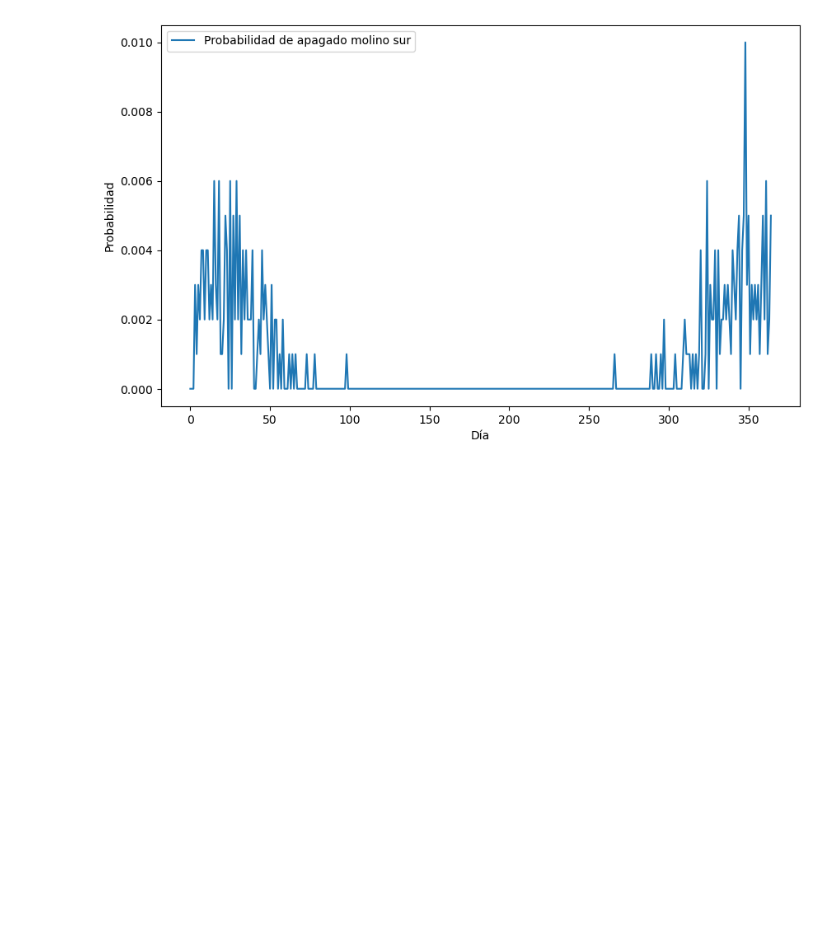
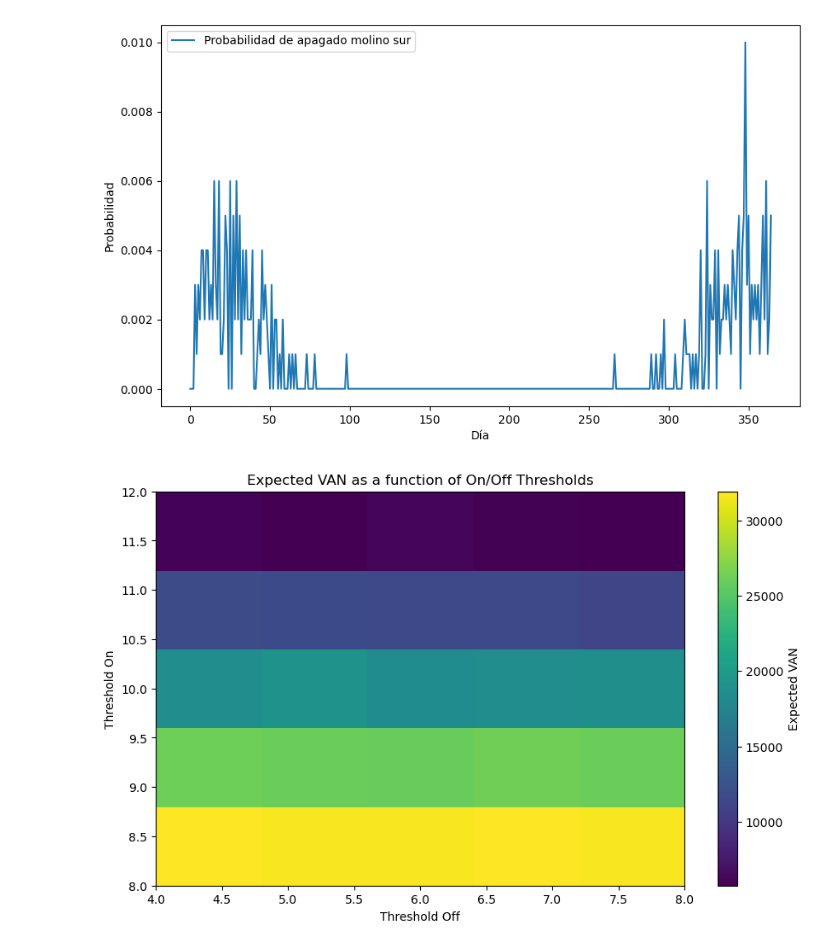
Before and after one commit to emi-verdun/Simulacion-Molino-ACN, a Jupyter notebook: simulacion.ipynb, the cells around one changed output. Drawn from its saved outputs; the diff is of its cells as text; code cells hidden in the pictures; blank space fills up the shorter version.

```diff
--- a/simulacion.ipynb
+++ b/simulacion.ipynb
@@ -483,3 +483,72 @@ plt.show()
 [figure]
 [figure]
 [figure]
+# %%
+import numpy as np
+import matplotlib.pyplot as plt
+from scipy.optimize import minimize
+
+
+# Parámetros generales
+np.random.seed(42)  # Para reproducibilidad
+
+# Función para descontar cashflows
+def discount_cashflows(cashflows, discount_rate):
+    return np.sum(cashflows / (1 + discount_rate) ** np.arange(1, len(cashflows) + 1))
+
+# Función para simular un camino de cashflows basado en los umbrales de apagado y encendido
+def simulate_cashflow_path(threshold_on, threshold_off, periods=12, discount_rate=0.08):
+    # Supongamos que la generación de energía sigue una distribución normal
+    # Modificamos la generación de acuerdo a los umbrales
+    base_generation = np.random.normal(loc=100, scale=20, size=periods)  # Base de generación
+    wind_speeds = np.random.normal(loc=10, scale=2, size=periods)  # Velocidades del viento
+
+    # Modificamos la generación según los umbrales
+    generation = np.where(wind_speeds >= threshold_on, base_generation, 0)
+    generation = np.where(wind_speeds < threshold_off, 0, generation)
+
+    # Supongamos que el precio de la electricidad es constante (o se podría simular otro proceso estocástico)
+    price_per_unit = 50
+    cashflows = generation * price_per_unit
+
+    # Calcular el VAN del camino simulado
+    van = discount_cashflows(cashflows, discount_rate)
+    return van
+
+# Función para simular múltiples caminos y calcular el VAN esperado
+def calculate_expected_van(threshold_on, threshold_off, num_simulations=1000, periods=12, discount_rate=0.08):
+    vans = [simulate_cashflow_path(threshold_on, threshold_off, periods, discount_rate) for _ in range(num_simulations)]
+    expected_van = np.mean(vans)
+    van_std_error = np.std(vans) / np.sqrt(num_simulations)
+    return expected_van, van_std_error
+
+# Ahora, ejecutaremos la simulación para varios umbrales de apagado y encendido.
+
+# Definimos un rango de posibles umbrales
+threshold_on_range = np.linspace(8, 12, 5)  # Ejemplo de 5 valores de umbrales de encendido
+threshold_off_range = np.linspace(4, 8, 5)  # Ejemplo de 5 valores de umbrales de apagado
+
+# Matrices para almacenar los resultados
+expected_vans = np.zeros((len(threshold_on_range), len(threshold_off_range)))
+van_errors = np.zeros((len(threshold_on_range), len(threshold_off_range)))
+
+# Simulación para cada combinación de umbrales
+for i, threshold_on in enumerate(threshold_on_range):
+    for j, threshold_off in enumerate(threshold_off_range):
+        expected_van, van_std_error = calculate_expected_van(threshold_on, threshold_off)
+        expected_vans[i, j] = expected_van
+        van_errors[i, j] = van_std_error
+
+# Visualización del VAN esperado como función de los umbrales
+plt.figure(figsize=(10, 6))
+plt.imshow(expected_vans, extent=[threshold_off_range.min(), threshold_off_range.max(), threshold_on_range.min(), threshold_on_range.max()],
+           origin='lower', aspect='auto', cmap='viridis')
+plt.colorbar(label='Expected VAN')
+plt.xlabel('Threshold Off')
+plt.ylabel('Threshold On')
+plt.title('Expected VAN as a function of On/Off Thresholds')
+plt.show()
+
+# Ahora pasamos a la optimización para encontrar el umbral óptimo.
+# %% [output]
+[figure, added]
```
Also changed, not shown: parts of 1 cell of this notebook.
